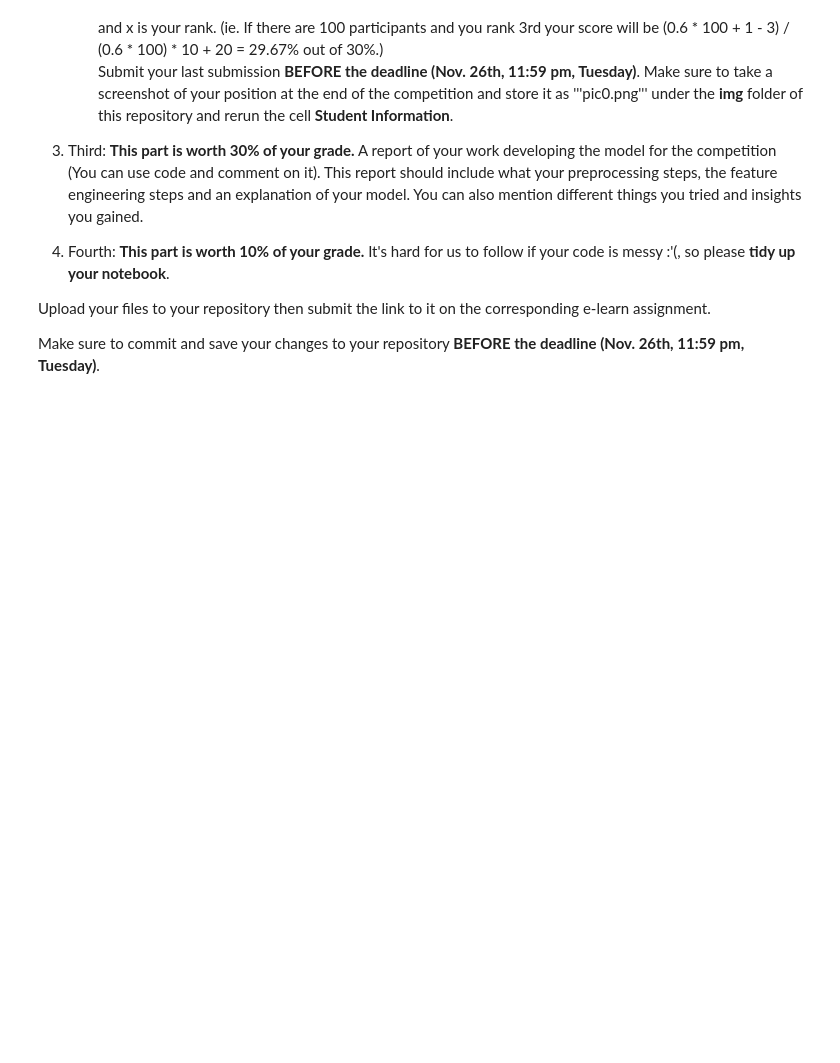
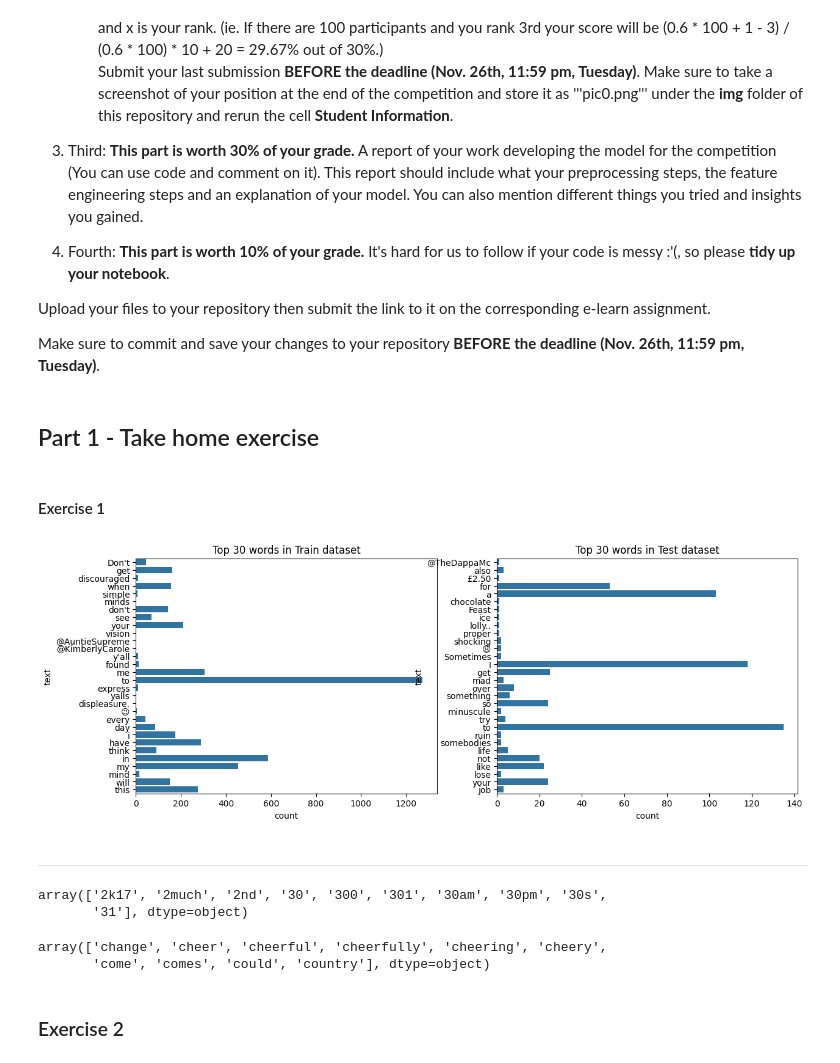
Before and after one commit to Eric0801/DM2024-Lab2-Homework, a Jupyter notebook: DM2024-Lab2-Homework.ipynb, the cells around one changed output. Cells and saved outputs as stored; diff of their text form; code cells hidden in the pictures; blank space fills up the shorter version.

```diff
--- a/DM2024-Lab2-Homework.ipynb
+++ b/DM2024-Lab2-Homework.ipynb
@@ -37,0 +36,2 @@ Make sure to commit and save your changes to your repository __BEFORE the deadli
+# %% [markdown]
+## Part 1 - Take home exercise
@@ -37,0 +71,34 @@ Make sure to commit and save your changes to your repository __BEFORE the deadli
+# %% [markdown]
+#### Exercise 1
+# %%
+import matplotlib.pyplot as plt
+import seaborn as sns
+from typing import Counter
+
+# Answer here
+top30_train = train_df.head(30)
+top30_test = test_df.head(30)
+
+# word frequency
+train_text_list = [word for text in train_df['text'] for word in text.split()]
+test_text_list = [word for text in test_df['text'] for word in text.split()]
+
+# create a dictionary with word frequencies
+train_word_freq = dict(Counter(train_text_list))
+test_word_freq = dict(Counter(test_text_list))
+
+# convert dictionary to dataframe
+train_word_freq_df = pd.DataFrame(list(train_word_freq.items()), columns=['text', 'count'])
+test_word_freq_df = pd.DataFrame(list(test_word_freq.items()), columns=['text', 'count'])
+
+# plot
+fig, (ax1, ax2) = plt.subplots(1, 2, figsize=(14, 5))
+sns.barplot(x='count', y='text', data=train_word_freq_df.head(30), ax=ax1)
+sns.barplot(x='count', y='text', data=test_word_freq_df.head(30), ax=ax2)
+ax1.set_title('Top 30 words in Train dataset')
+ax2.set_title('Top 30 words in Test dataset')
+plt.show()
+# %% [output]
+[figure, added]
+# %% [markdown]
+---
@@ -37,0 +115,42 @@ Make sure to commit and save your changes to your repository __BEFORE the deadli
+# %%
+from sklearn.feature_extraction.text import CountVectorizer
+# build analyzers (bag-of-words)
+BOW_vectorizer = CountVectorizer()
+
+# 1. Learn a vocabulary dictionary of all tokens in the raw documents.
+BOW_vectorizer.fit(train_df['text'])
+
+# 2. Transform documents to document-term matrix.
+train_data_BOW_features = BOW_vectorizer.transform(train_df['text'])
+test_data_BOW_features = BOW_vectorizer.transform(test_df['text'])
+
+# add .toarray() to show
+train_data_BOW_features.toarray()
+# observe some feature names
+feature_names = BOW_vectorizer.get_feature_names_out()
+feature_names[100:110]
+# %% [output]
+array(['2k17', '2much', '2nd', '30', '300', '301', '30am', '30pm', '30s',
+       '31'], dtype=object)
+# %%
+import nltk
+
+# build analyzers (bag-of-words)
+BOW_500 = CountVectorizer(max_features=500, tokenizer=nltk.word_tokenize)
+
+# apply analyzer to training data
+BOW_500.fit(train_df['text'])
+
+train_data_BOW_features_500 = BOW_500.transform(train_df['text'])
+
+## check dimension
+train_data_BOW_features_500.shape
+train_data_BOW_features_500.toarray()
+# observe some feature names
+feature_names_500 = BOW_500.get_feature_names_out()
+feature_names_500[100:110]
+# %% [output]
+array(['change', 'cheer', 'cheerful', 'cheerfully', 'cheering', 'cheery',
+       'come', 'comes', 'could', 'country'], dtype=object)
+# %% [markdown]
+### Exercise 2
```
Also changed, not shown: parts of 51 cells of this notebook, 29 other files.
